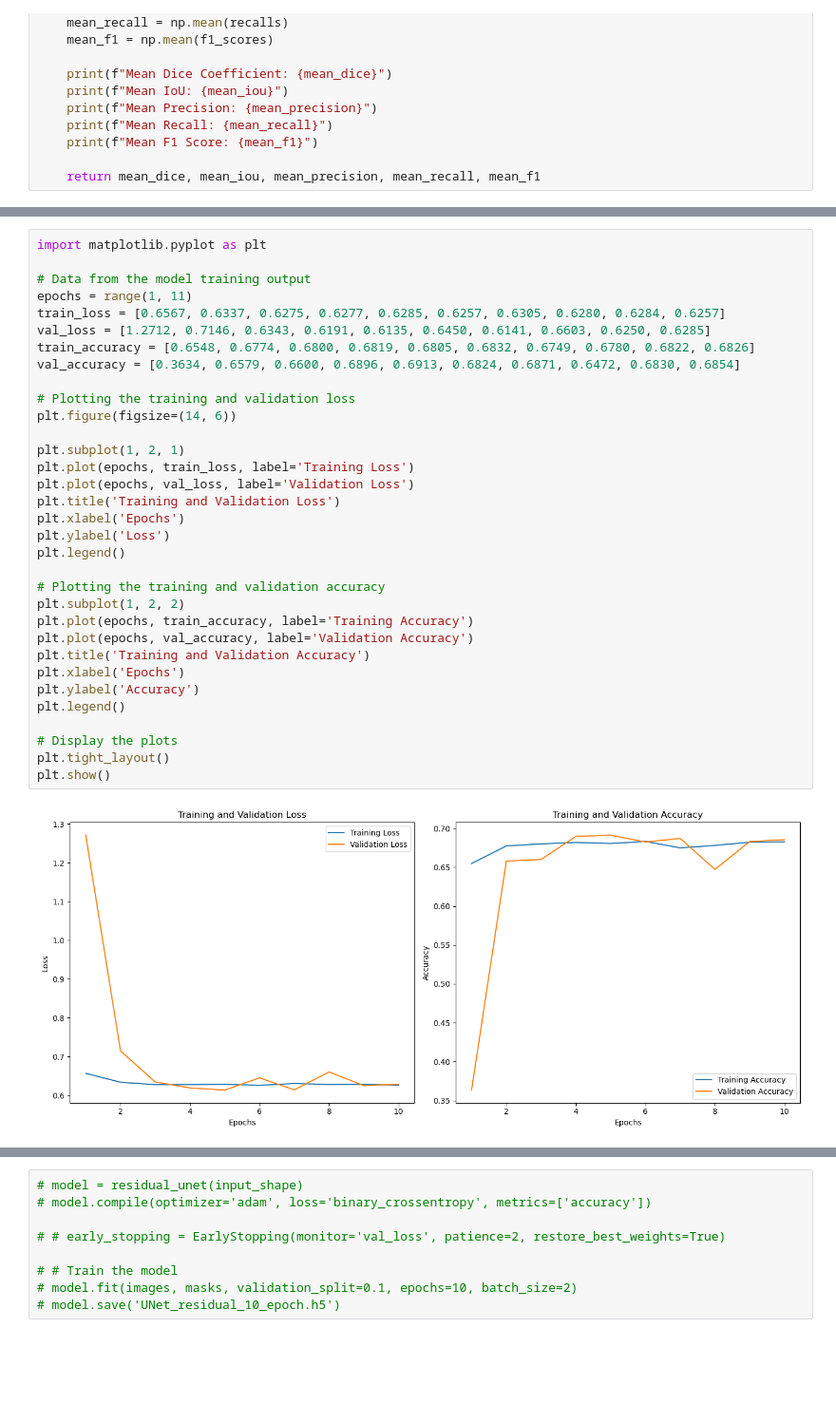
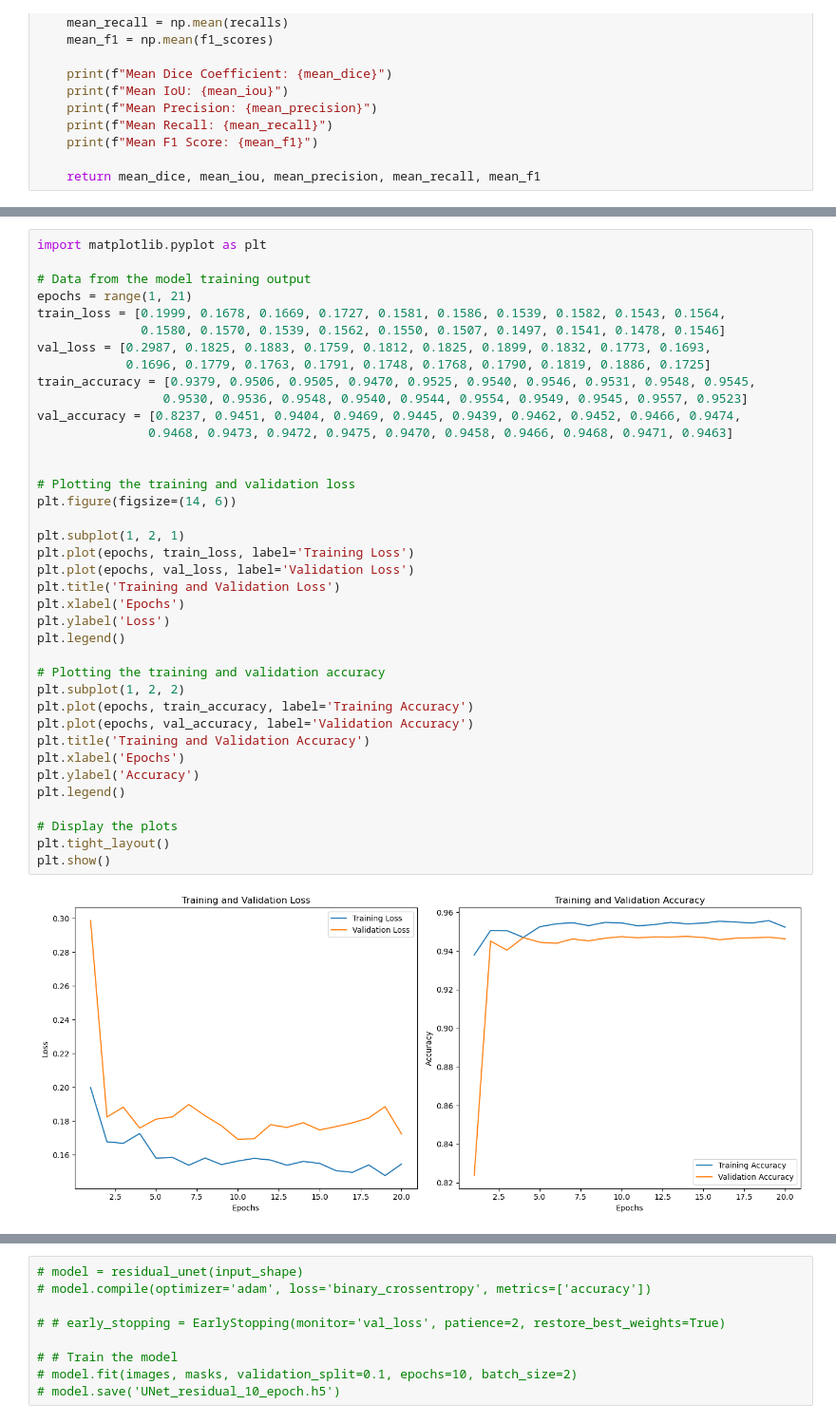
Before and after one commit to GVCL/IWSeg-SAR-Poison, a Jupyter notebook: unet_codes.ipynb, the cells around one changed output, grey strips where cells are left out. Shown at 95% size. Cells and saved outputs as stored; diff of their text form; blank space fills up the shorter version.

Commit message:
Trained a new Unet-model

```diff
--- a/unet_codes.ipynb
+++ b/unet_codes.ipynb
@@ -705,38 +688,43 @@ INFO:tensorflow:Assets written to: UNet_dense_GEE_adversarial_average_10_new_epo
 # %%
 import matplotlib.pyplot as plt
 
 # Data from the model training output
-epochs = range(1, 11)
-train_loss = [0.6567, 0.6337, 0.6275, 0.6277, 0.6285, 0.6257, 0.6305, 0.6280, 0.6284, 0.6257]
-val_loss = [1.2712, 0.7146, 0.6343, 0.6191, 0.6135, 0.6450, 0.6141, 0.6603, 0.6250, 0.6285]
-train_accuracy = [0.6548, 0.6774, 0.6800, 0.6819, 0.6805, 0.6832, 0.6749, 0.6780, 0.6822, 0.6826]
-val_accuracy = [0.3634, 0.6579, 0.6600, 0.6896, 0.6913, 0.6824, 0.6871, 0.6472, 0.6830, 0.6854]
+epochs = range(1, 21)
+train_loss = [0.1999, 0.1678, 0.1669, 0.1727, 0.1581, 0.1586, 0.1539, 0.1582, 0.1543, 0.1564,
+              0.1580, 0.1570, 0.1539, 0.1562, 0.1550, 0.1507, 0.1497, 0.1541, 0.1478, 0.1546]
+val_loss = [0.2987, 0.1825, 0.1883, 0.1759, 0.1812, 0.1825, 0.1899, 0.1832, 0.1773, 0.1693,
+            0.1696, 0.1779, 0.1763, 0.1791, 0.1748, 0.1768, 0.1790, 0.1819, 0.1886, 0.1725]
+train_accuracy = [0.9379, 0.9506, 0.9505, 0.9470, 0.9525, 0.9540, 0.9546, 0.9531, 0.9548, 0.9545,
+                 0.9530, 0.9536, 0.9548, 0.9540, 0.9544, 0.9554, 0.9549, 0.9545, 0.9557, 0.9523]
+val_accuracy = [0.8237, 0.9451, 0.9404, 0.9469, 0.9445, 0.9439, 0.9462, 0.9452, 0.9466, 0.9474,
+               0.9468, 0.9473, 0.9472, 0.9475, 0.9470, 0.9458, 0.9466, 0.9468, 0.9471, 0.9463]
+
 
 # Plotting the training and validation loss
 plt.figure(figsize=(14, 6))
 
 plt.subplot(1, 2, 1)
 plt.plot(epochs, train_loss, label='Training Loss')
 plt.plot(epochs, val_loss, label='Validation Loss')
 plt.title('Training and Validation Loss')
 plt.xlabel('Epochs')
 plt.ylabel('Loss')
 plt.legend()
 
 # Plotting the training and validation accuracy
 plt.subplot(1, 2, 2)
 plt.plot(epochs, train_accuracy, label='Training Accuracy')
 plt.plot(epochs, val_accuracy, label='Validation Accuracy')
 plt.title('Training and Validation Accuracy')
 plt.xlabel('Epochs')
 plt.ylabel('Accuracy')
 plt.legend()
 
 # Display the plots
 plt.tight_layout()
 plt.show()
 # %% [output]
-[figure, old version]
+[figure, new version]
 # %%
 # %%capture
 # model = load_model('UNet_dense_10_epoch.h5')
```
Also changed, not shown: parts of 7 cells of this notebook, 3 other files.
